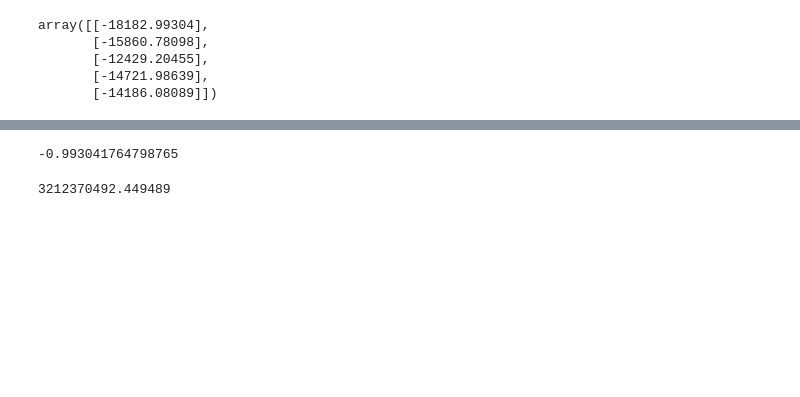
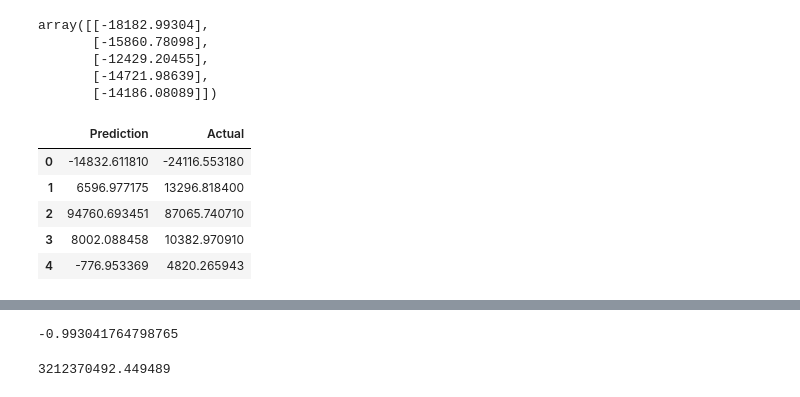
Before and after one commit to junaidqamer/HolidaySales, a Jupyter notebook: Main_notebook.ipynb, the cells around one changed output, grey strips where cells are left out. Drawn from its saved outputs; the diff is of its cells as text; code cells hidden in the pictures; blank space fills up the shorter version.

```diff
--- a/Main_notebook.ipynb
+++ b/Main_notebook.ipynb
@@ -700,3 +700,13 @@ DecisionRegressor = model.fit(X_train, y_train)
 # %%
 # Making predictions using the testing data
 predictions = DecisionRegressor.predict(X_test)
+# %%
+Predictions_tree=pd.DataFrame({"Prediction": predictions, "Actual": y_test.ravel()}).head(20)
+Predictions_tree.head()
+# %% [output]
+|  | Prediction | Actual |
+| 0 | -14832.611810 | -24116.553180 |
+| 1 | 6596.977175 | 13296.818400 |
+| 2 | 94760.693451 | 87065.740710 |
+| 3 | 8002.088458 | 10382.970910 |
+| 4 | -776.953369 | 4820.265943 |
```
Also changed, not shown: parts of 27 cells of this notebook, 1 other file.
